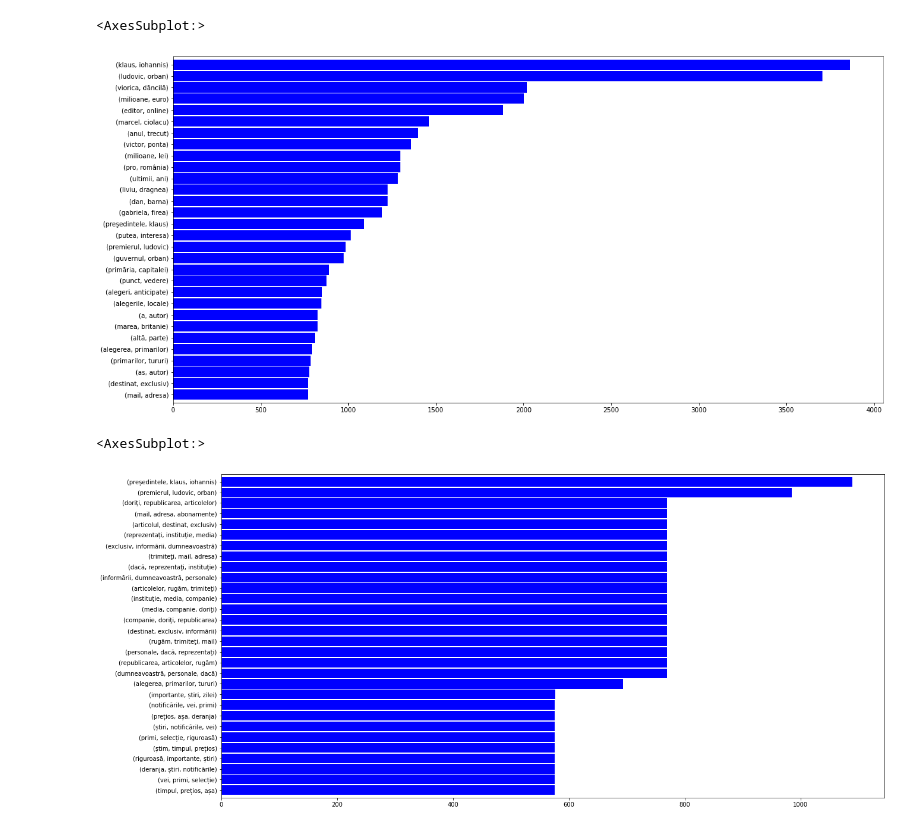
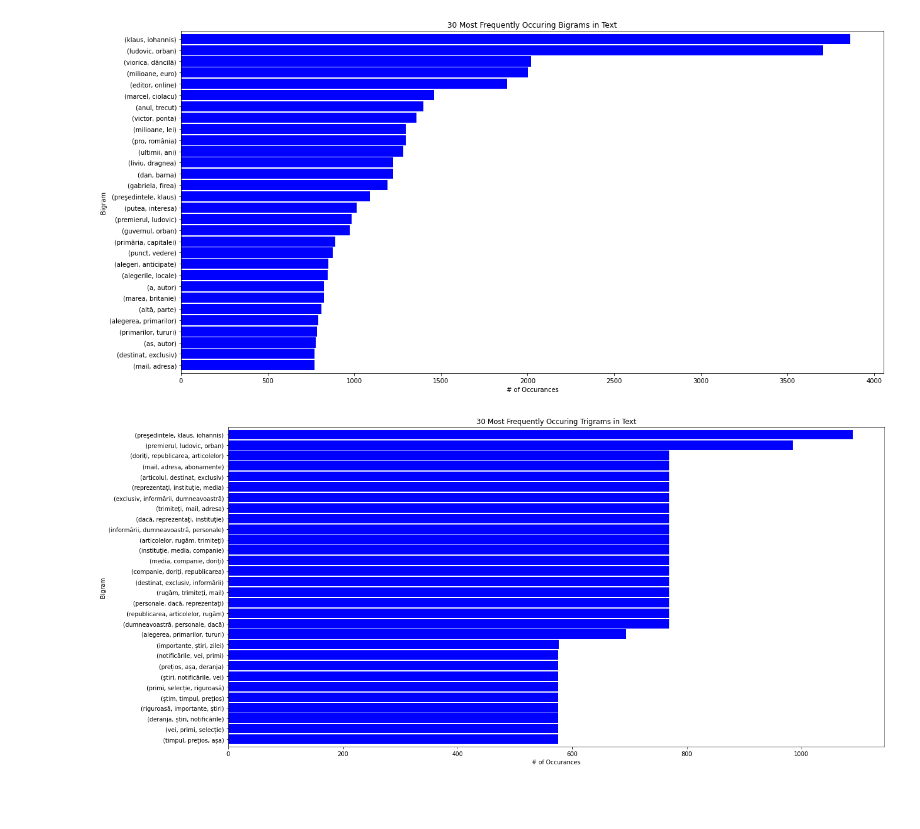
Before and after one commit to AlinMH/ds103-project, a Jupyter notebook: notebooks/eda.ipynb, the cells around one changed output. Drawn from its saved outputs; the diff is of its cells as text; code cells hidden in the pictures; blank space fills up the shorter version.

Commit message:
🛠 Data fix & eda plots

```diff
--- a/notebooks/eda.ipynb
+++ b/notebooks/eda.ipynb
@@ -42,11 +43,17 @@ top_30_bigram_series = (pd.Series(nltk.ngrams(flatten_list, 2)).value_counts())[
 top_30_trigram_series = (pd.Series(nltk.ngrams(flatten_list, 3)).value_counts())[:30]
 # %%
 top_30_bigram_series.sort_values().plot.barh(color='blue', width=.9, figsize=(20, 10))
+plt.title('30 Most Frequently Occuring Bigrams in Text')
+plt.ylabel('Bigram')
+plt.xlabel('# of Occurances')
+plt.show()
 # %% [output]
-<AxesSubplot:>
-[figure, old version]
+[figure, new version]
 # %%
 top_30_trigram_series.sort_values().plot.barh(color='blue', width=.9, figsize=(20, 10))
+plt.title('30 Most Frequently Occuring Trigrams in Text')
+plt.ylabel('Bigram')
+plt.xlabel('# of Occurances')
+plt.show()
 # %% [output]
-<AxesSubplot:>
-[figure, old version]
+[figure, new version]
```
Also changed, not shown: parts of 4 cells of this notebook, 1 other file.
